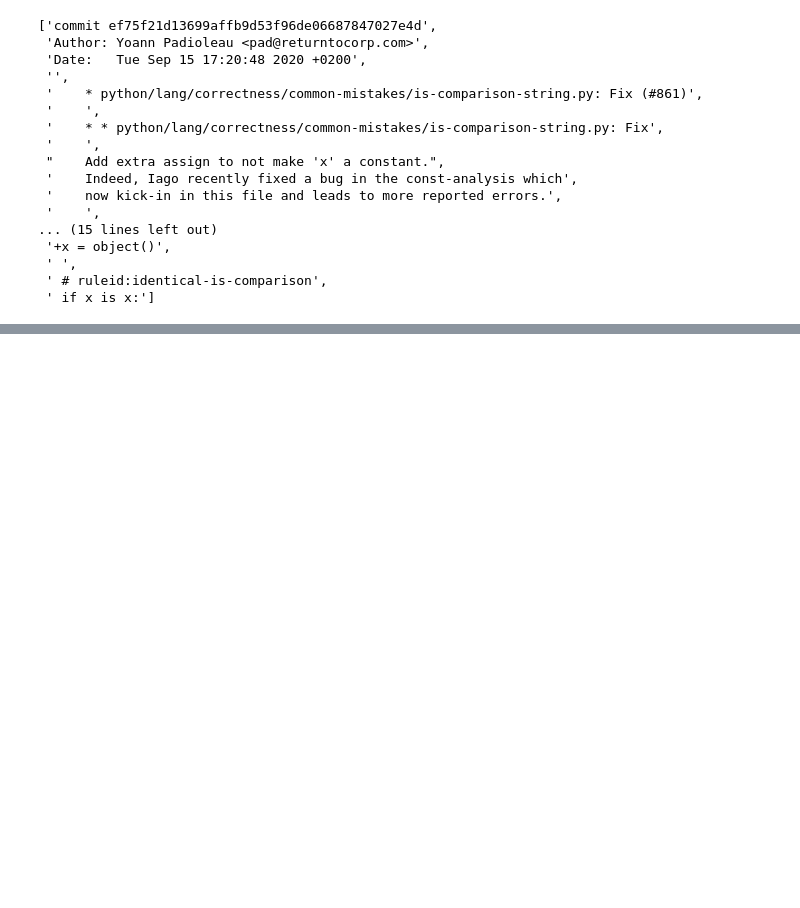
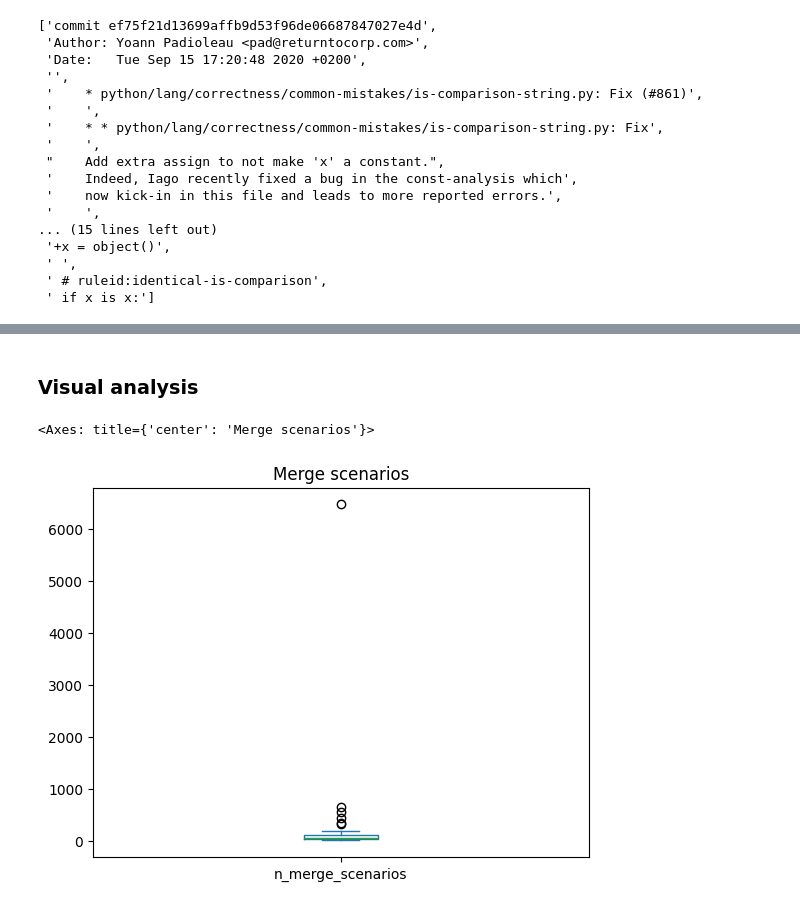
Before and after one commit to JetBrains-Research/vcs-agent, a Jupyter notebook: src/notebooks/scrape_repos.ipynb, the cells around one changed output, grey strips where cells are left out. Drawn from its saved outputs; the diff is of its cells as text; code cells hidden in the pictures; blank space fills up the shorter version.

Commit message:
Add: Quantative analysis of scraped scenarios

```diff
--- a/src/notebooks/scrape_repos.ipynb
+++ b/src/notebooks/scrape_repos.ipynb
@@ -280,0 +250,2 @@ repo_instance.git.show('ef75f21d13699affb9d53f96de06687847027e4d').split('\n')
+# %%
+results = pd.read_parquet(os.path.join(path_to_data, 'python_small_subset.parquet'), engine='pyarrow')
@@ -280,0 +305,2 @@ repo_instance.git.show('ef75f21d13699affb9d53f96de06687847027e4d').split('\n')
+# %% [markdown]
+### Visual analysis
@@ -280,0 +309,5 @@ repo_instance.git.show('ef75f21d13699affb9d53f96de06687847027e4d').split('\n')
+# %%
+results['n_merge_scenarios'].plot(kind='box', title='Merge scenarios')
+# %% [output]
+<Axes: title={'center': 'Merge scenarios'}>
+[figure, added]
```
Also changed, not shown: parts of 14 cells of this notebook.
